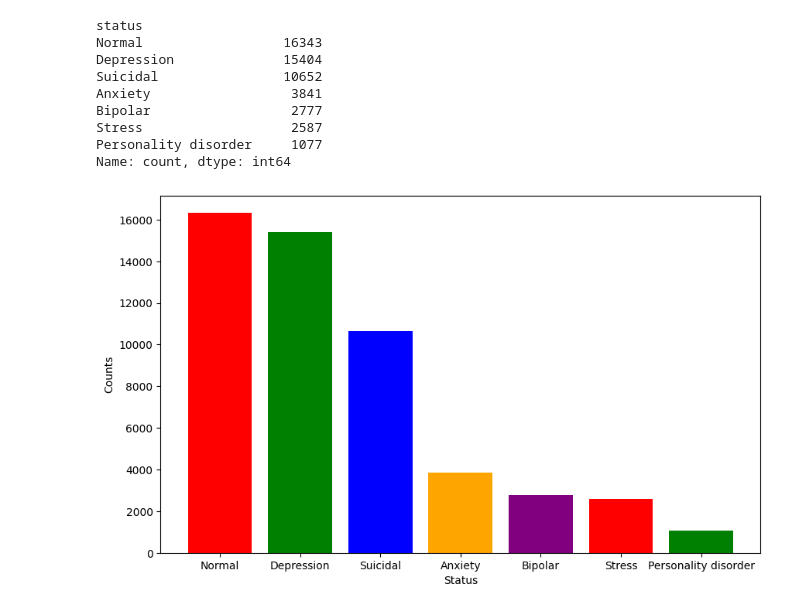
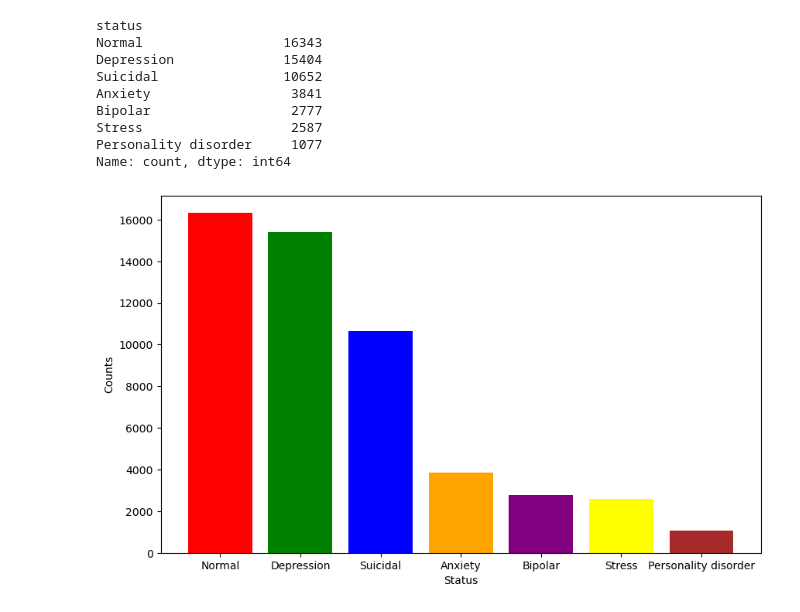
Before and after one commit to breanna-s/Mental-Health-Chatbot, a Jupyter notebook: EDA.ipynb, the cells around one changed output. Drawn from its saved outputs; the diff is of its cells as text; code cells hidden in the pictures.

Commit message:
cleaned data

```diff
--- a/EDA.ipynb
+++ b/EDA.ipynb
@@ -2,9 +2,8 @@
 import pandas as pd
 import seaborn as sns
 import matplotlib.pyplot as plt
-
-df = pd.read_csv("./Combined Data.csv")
-
+url = 'https://raw.githubusercontent.com/breanna-s/Mental-Health-Chatbot/refs/heads/main/Combined%20Data.csv'
+df = pd.read_csv(url)
 df.head()
 # %% [output]
 |  | Unnamed: 0 | statement | status |
@@ -22,6 +21,6 @@ status        0
 dtype: int64
 # %%
-df.dropna()
+df.dropna(how='any', axis=0, inplace=True)
 df.isnull().sum()
 # %% [output]
 Unnamed: 0    0
@@ -44,12 +43,12 @@ Name: count, dtype: int64
 # %%
 # Visualization of distribution of each Mental Health Status
 s_count = df["status"].value_counts()
-colors = ['red', 'green', 'blue', 'orange', 'purple']
+colors = ['red', 'green', 'blue', 'orange', 'purple', 'yellow', 'brown']
 
 plt.figure(figsize=(10,6))
 plt.bar(s_count.index, s_count.values, color=colors[:len(s_count)])
 plt.xlabel("Status")
 plt.ylabel("Counts")
 plt.show()
 # %% [output]
-[figure, old version]
+[figure, new version]
```
Also changed, not shown: parts of 4 cells of this notebook.
